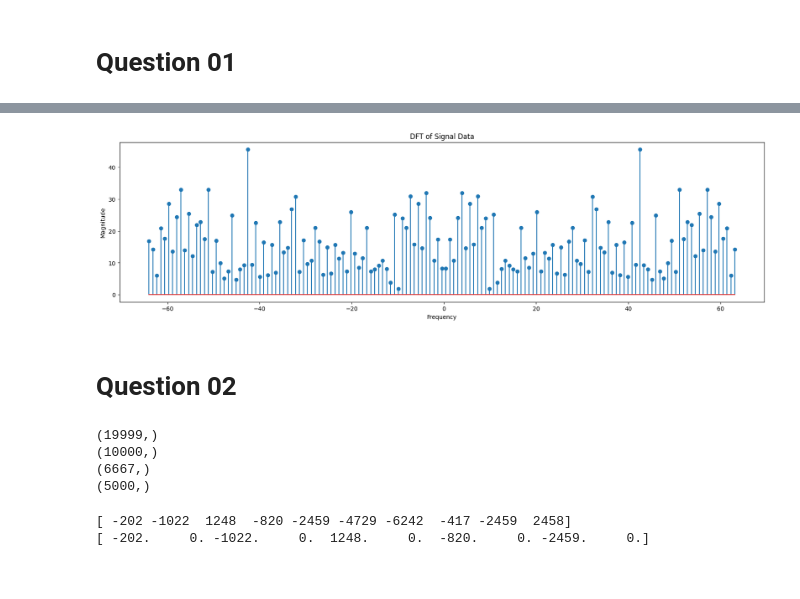
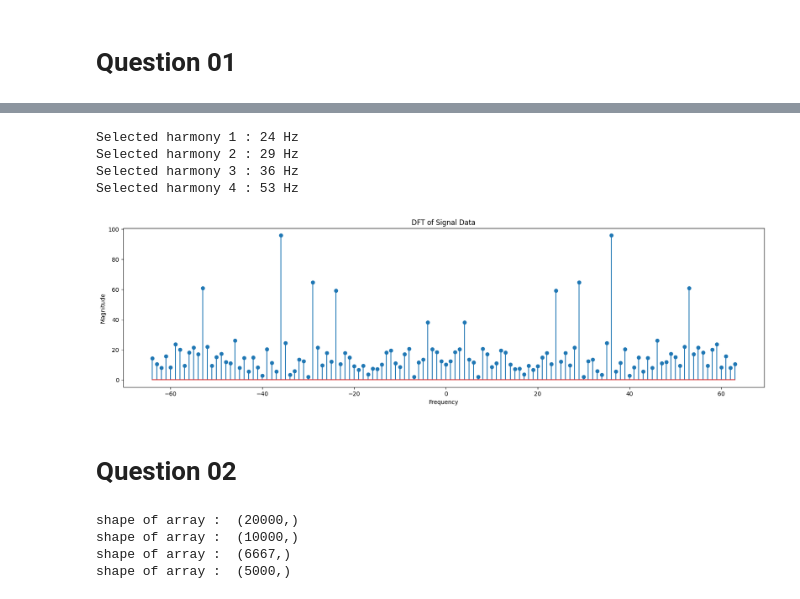
Before and after one commit to Vgr20/EN_3551_Assignment_01, a Jupyter notebook: Assignment.ipynb, the cells around one changed output, grey strips where cells are left out. Saved outputs shown, nothing was run; the diff lists cells and outputs as text; code cells hidden in the pictures.

```diff
--- a/Assignment.ipynb
+++ b/Assignment.ipynb
@@ -75,27 +82,45 @@ plt.show()
 # %%
-
+# DFT Averaging Method
+# Initialize variables
 original_array = data
 L = 14
+
 subsample_size = int(len(data)/L)
 num_subsamples = len(original_array) // subsample_size
 
+# Create Subsets with necessary samples
 subsamples = [original_array[i * subsample_size:(i + 1) * subsample_size] for i in range(num_subsamples)]
 
-
+# Calculation of DFT
 dft_result_sub_samples = np.fft.fft(subsamples)
 frequency_bins_sub_samples = np.arange((-sample_frequency/2),(sample_frequency/2),sample_frequency/subsample_size)
 
+# Averaging DFT
 average_dft = np.mean(dft_result_sub_samples, axis=0)
+
+# Finding the Harmonic Frequencies
+sorted_array = np.argsort(np.abs(average_dft))[::-1]
+top_indices = sorted_array[:8]
+top_frequencies = top_indices - int(sample_frequency/2)
+top_frequencies.sort()
+
+for i in range(len(top_frequencies[4:])):
+    print("Selected harmony",i+1,":", top_frequencies[4:][i],"Hz")
+
 
 # Visualize the magnitude of the DFT result
 fig,ax = plt.subplots(figsize=(20,5))
 ax.stem(frequency_bins_sub_samples, np.abs(average_dft))
 plt.xlabel('Frequency')
 plt.ylabel('Magnitude')
 plt.title('DFT of Signal Data')
 plt.show()
 # %% [output]
+Selected harmony 1 : 24 Hz
+Selected harmony 2 : 29 Hz
+Selected harmony 3 : 36 Hz
+Selected harmony 4 : 53 Hz
-[figure, old version]
+[figure, new version]
 # %% [markdown]
 # Question 02
 # %%
@@ -108,35 +133,26 @@ audio_file = wave.open('handel_audio.wav', 'r')
 
 sample_frequency = audio_file.getframerate()
 num_samples = audio_file.getnframes()
-duration = num_samples / sample_frequency
-
-
 audio_data = audio_file.readframes(num_samples)
 audio_array = np.frombuffer(audio_data, dtype=np.int16)
 
+# Initailize the sample array
 N = 20000
-
 y_n = audio_array[:N]
 
+# Creating Subsets
+x_1 = y_n[0:N]
+x_2 = y_n[0:N:2]
+x_3 = y_n[0:N:3]
+x_4 = y_n[0:N:4]
 
-x_1 = y_n[1:N]
-x_2 = y_n[1:N:2]
-x_3 = y_n[1:N:3]
-x_4 = y_n[1:N:4]
-x_5 = y_n[1:N:1000]
-
-print(x_1.shape)
-print(x_2.shape)
-print(x_3.shape)
-print(x_4.shape)
-
-
-# # Extract Raw Audio from Wav File
-# signal = audio_file.readframes(-1)
-# signal = np.frombuffer(signal, dtype='int16')
-# sample_frequency = audio_file.getframerate()
+# Verifyng sets
+print("shape of array : ",x_1.shape)
+print("shape of array : ",x_2.shape)
+print("shape of array : ",x_3.shape)
+print("shape of array : ",x_4.shape)
 # %% [output]
-(19999,)
-(10000,)
-(6667,)
-(5000,)
+shape of array :  (20000,)
+shape of array :  (10000,)
+shape of array :  (6667,)
+shape of array :  (5000,)
@@ -155,6 +158,0 @@ for i in range(len(x_4)):
-# %%
-print(x_2[:10])
-print(interpolated_x_1[:10])
-# %% [output]
-[ -202 -1022  1248  -820 -2459 -4729 -6242  -417 -2459  2458]
-[ -202.     0. -1022.     0.  1248.     0.  -820.     0. -2459.     0.]
```
Also changed, not shown: parts of 21 cells of this notebook.
